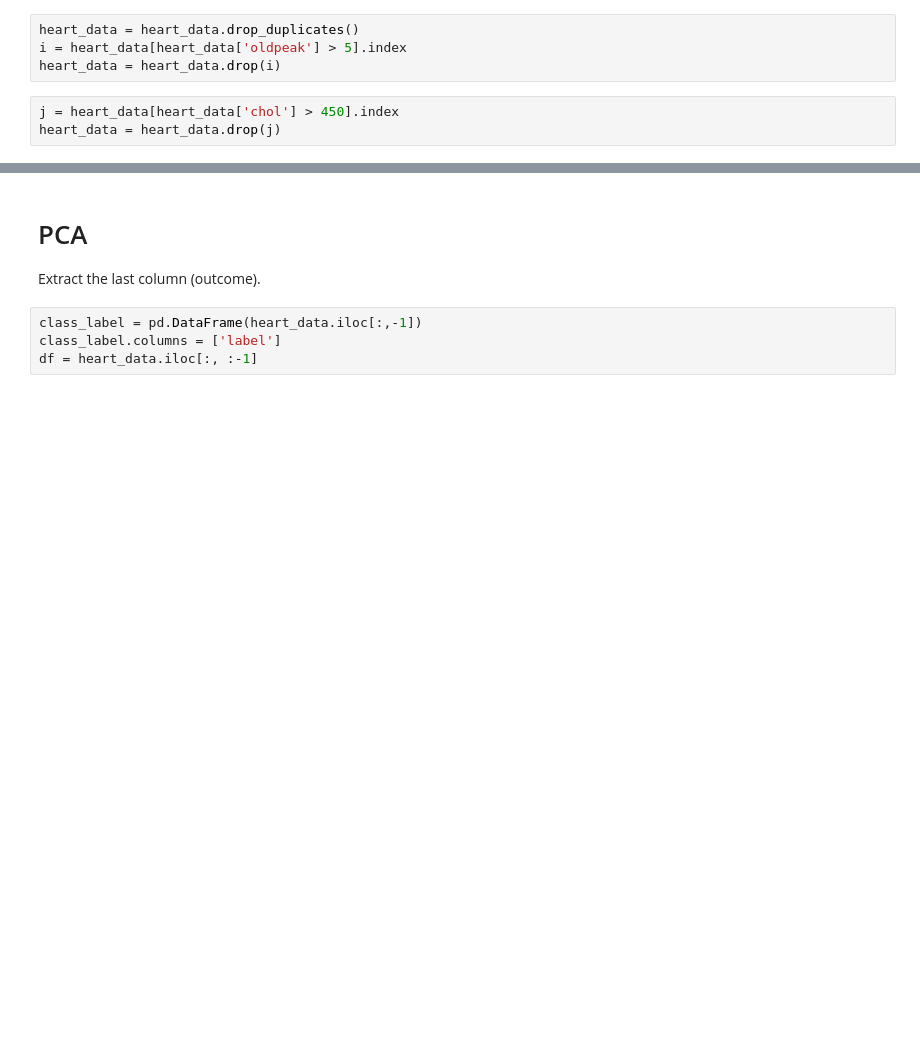
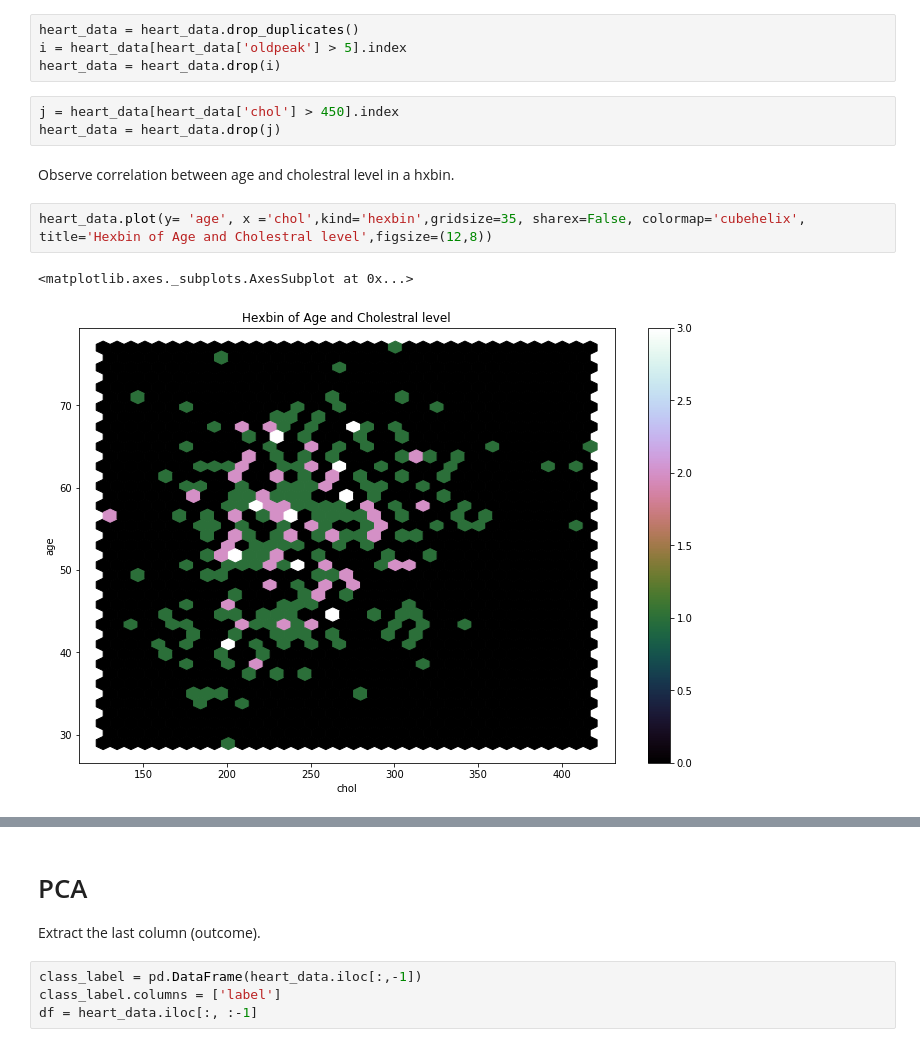
Before and after one commit to emilyallison18/heart_project, a Jupyter notebook: Heart_Data_Analysis_Notebook.ipynb, the cells around one changed output, grey strips where cells are left out. Cells and saved outputs as stored; diff of their text form; blank space fills up the shorter version.

```diff
--- a/Heart_Data_Analysis_Notebook.ipynb
+++ b/Heart_Data_Analysis_Notebook.ipynb
@@ -223,3 +227,10 @@ heart_data = heart_data.drop(i)
 # %%
 j = heart_data[heart_data['chol'] > 450].index
 heart_data = heart_data.drop(j)
+# %% [markdown]
+Observe correlation between age and cholestral level in a hxbin.
+# %%
+heart_data.plot(y= 'age', x ='chol',kind='hexbin',gridsize=35, sharex=False, colormap='cubehelix', title='Hexbin of Age and Cholestral level',figsize=(12,8))
+# %% [output]
+<matplotlib.axes._subplots.AxesSubplot at 0x...>
+[figure, added]
```
Also changed, not shown: parts of 13 cells of this notebook.
